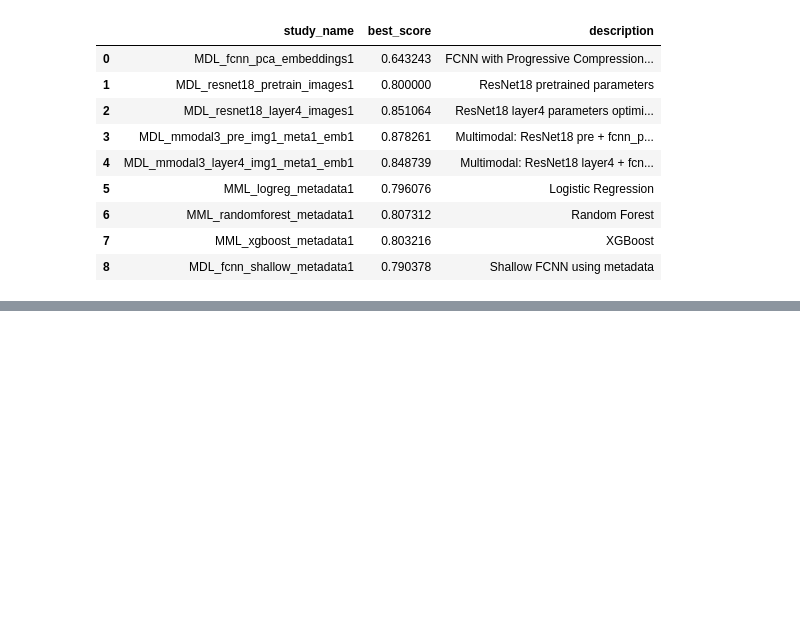
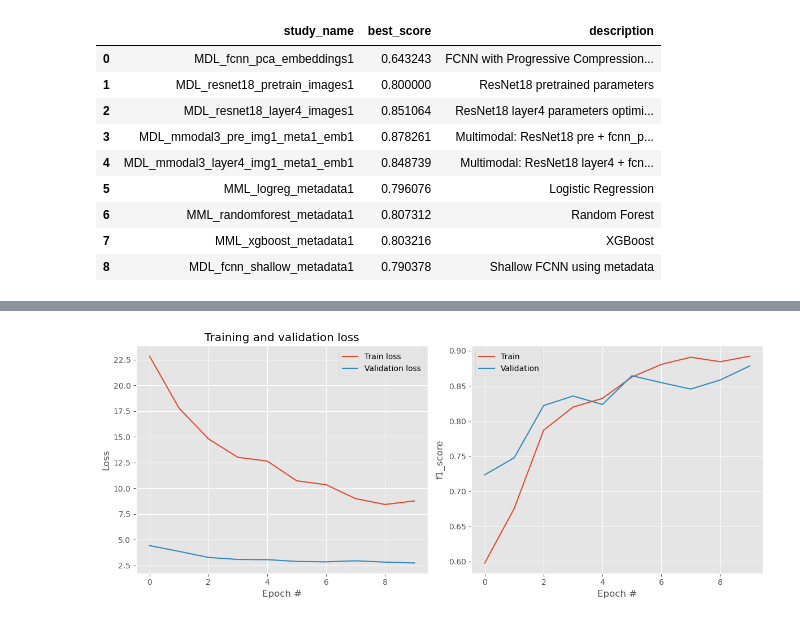
Before and after one commit to mapardo-lab/exerciseDLKeepcoding, a Jupyter notebook: notebooks/checkResultsOptuna.ipynb, the cells around one changed output, grey strips where cells are left out. Cells and saved outputs as stored; diff of their text form; code cells hidden in the pictures; blank space fills up the shorter version.

```diff
--- a/notebooks/checkResultsOptuna.ipynb
+++ b/notebooks/checkResultsOptuna.ipynb
@@ -128,5 +127,8 @@ optuna.visualization.matplotlib.plot_contour(study, params=['batch_size', 'lr'])
 # %%
-# TODO Plot loss and score by epoch
+# Plot loss and score by epoch for a trial
+study_data.plot_training_curves(14, 'f1_score')
+# %% [output]
+[figure, added]
 # %%
 # TODO How to calculate importance features. Is strange? Most importance to max_depth and n_estimators?
 #optuna.visualization.matplotlib.plot_param_importances(study,evaluator=optuna.importance.FanovaImportanceEvaluator())
```
Also changed, not shown: parts of 14 cells of this notebook, 2 other files.
